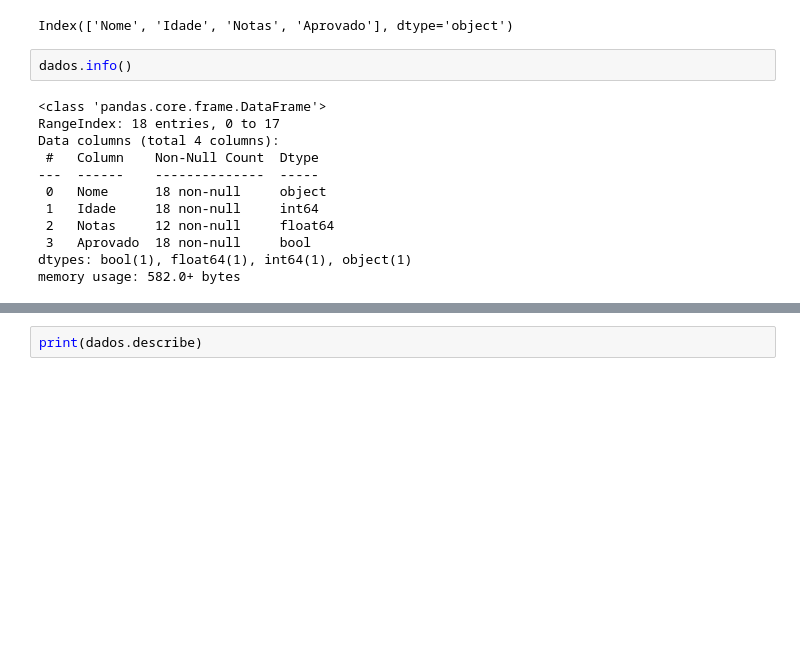
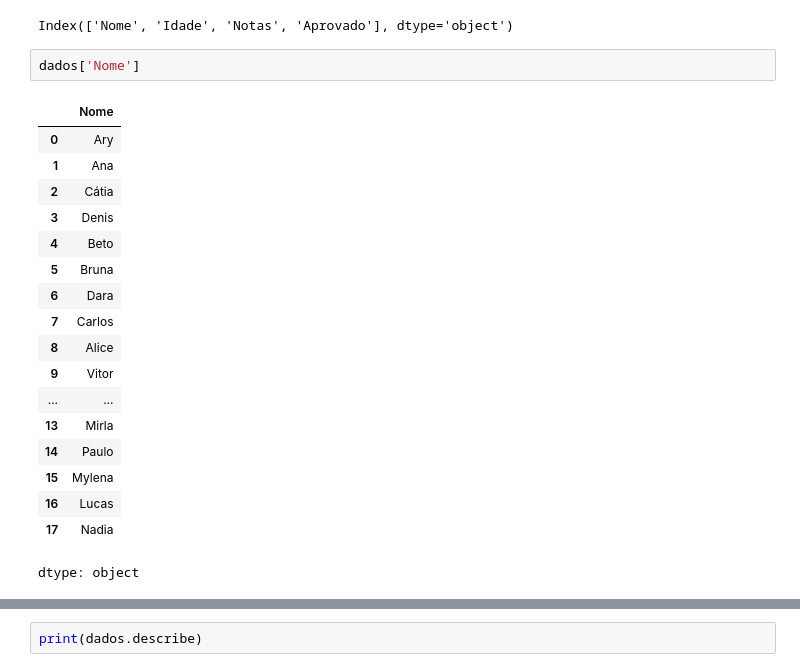
Before and after one commit to PalomaPaulaRibeiro/pandas-importa-o, a Jupyter notebook: alunos.ipynb, the cells around one changed output, grey strips where cells are left out. Drawn from its saved outputs; the diff is of its cells as text; blank space fills up the shorter version.

```diff
--- a/alunos.ipynb
+++ b/alunos.ipynb
@@ -95,16 +97,23 @@ dados.columns
 # %% [output]
 Index(['Nome', 'Idade', 'Notas', 'Aprovado'], dtype='object')
 # %%
-dados.info()
+dados['Nome']
 # %% [output]
+|  | Nome |
+| 0 | Ary |
+| 1 | Ana |
+| 2 | Cátia |
+| 3 | Denis |
+| 4 | Beto |
+| 5 | Bruna |
+| 6 | Dara |
+| 7 | Carlos |
+| 8 | Alice |
+| 9 | Vitor |
+| ... | ... |
+| 13 | Mirla |
+| 14 | Paulo |
+| 15 | Mylena |
+| 16 | Lucas |
+| 17 | Nadia |
-<class 'pandas.core.frame.DataFrame'>
-RangeIndex: 18 entries, 0 to 17
-Data columns (total 4 columns):
- #   Column    Non-Null Count  Dtype
----  ------    --------------  -----
- 0   Nome      18 non-null     object
- 1   Idade     18 non-null     int64
- 2   Notas     12 non-null     float64
- 3   Aprovado  18 non-null     bool
-dtypes: bool(1), float64(1), int64(1), object(1)
-memory usage: 582.0+ bytes
+dtype: object
```
Also changed, not shown: parts of 3 cells of this notebook.
